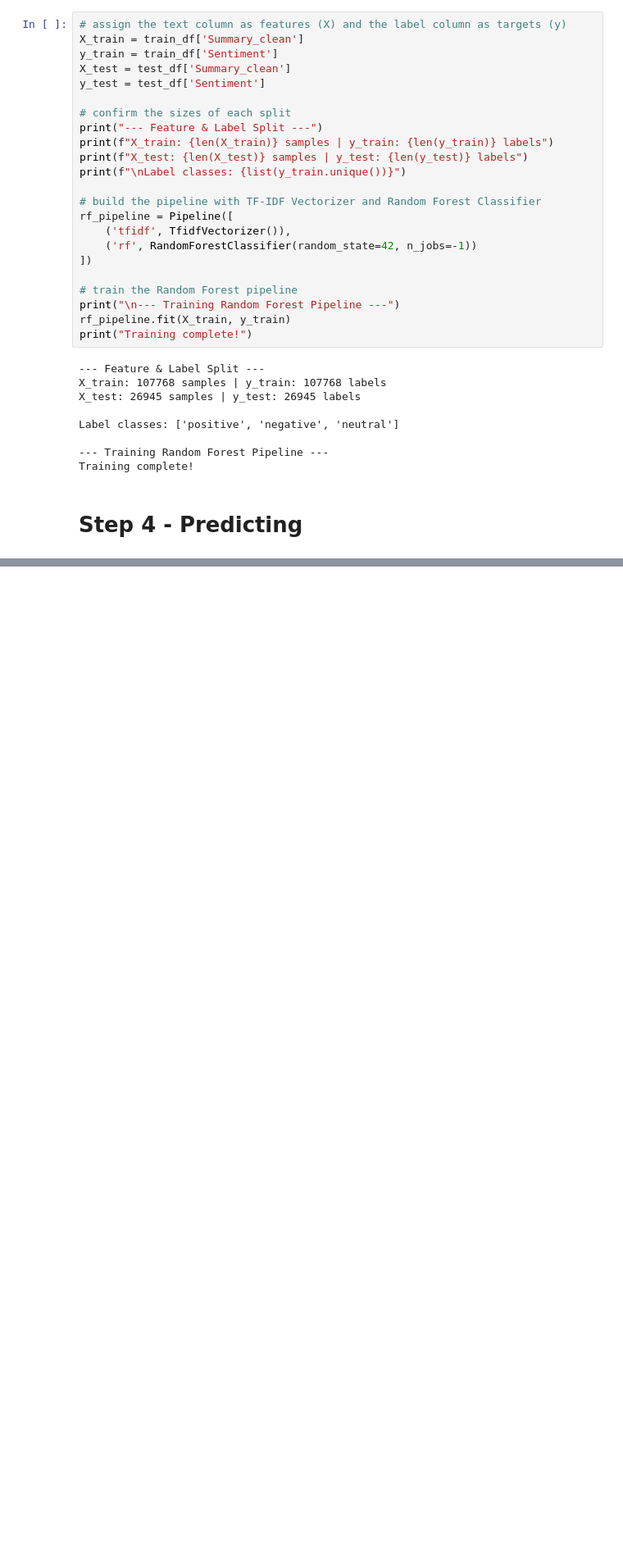
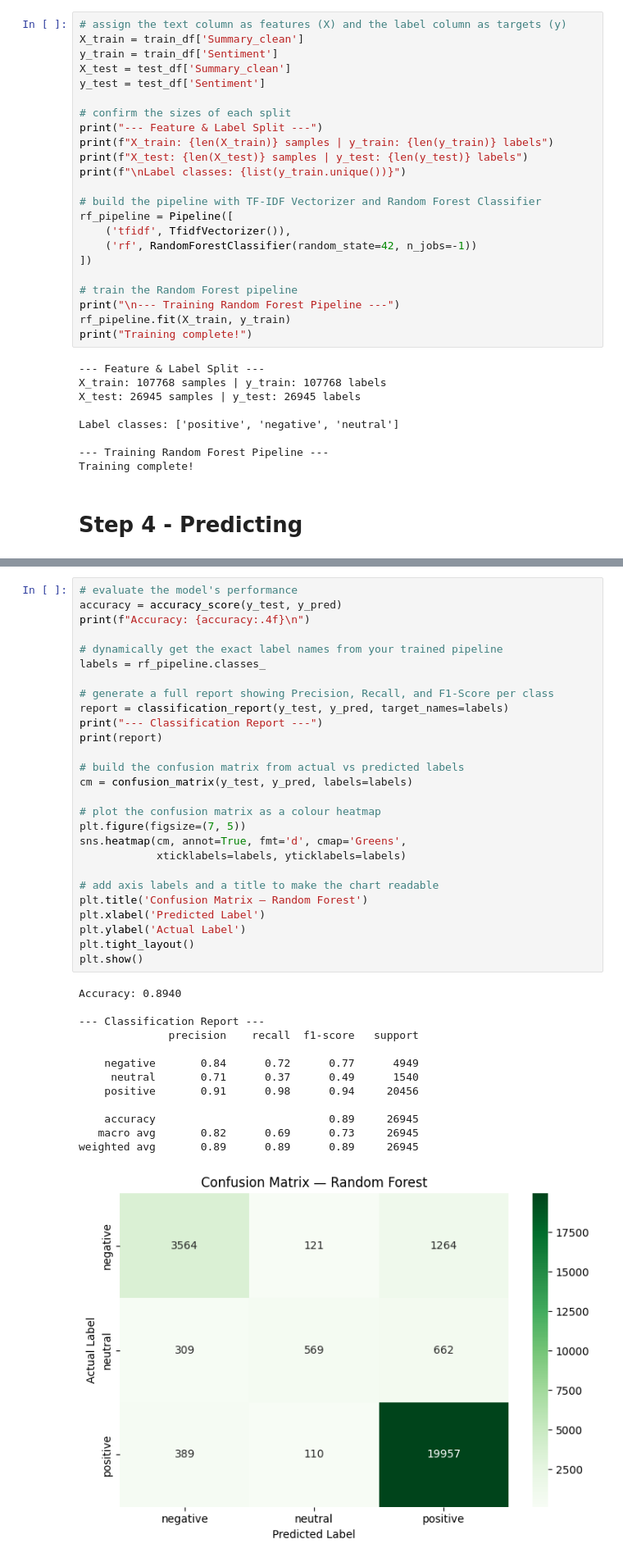
Before and after one commit to faiyaadmahabub-hash/Text-Analytics-NLP-Project-CT107, a Jupyter notebook: Notebooks/Artur_PartB.ipynb, the cells around one changed output, grey strips where cells are left out. Shown at 82% size. Drawn from its saved outputs; the diff is of its cells as text; blank space fills up the shorter version.

```diff
--- a/Notebooks/Artur_PartB.ipynb
+++ b/Notebooks/Artur_PartB.ipynb
@@ -147,0 +167,41 @@ weighted avg       0.89      0.89      0.89     26945
+# %%
+# evaluate the model's performance
+accuracy = accuracy_score(y_test, y_pred)
+print(f"Accuracy: {accuracy:.4f}\n")
+
+# dynamically get the exact label names from your trained pipeline
+labels = rf_pipeline.classes_
+
+# generate a full report showing Precision, Recall, and F1-Score per class
+report = classification_report(y_test, y_pred, target_names=labels)
+print("--- Classification Report ---")
+print(report)
+
+# build the confusion matrix from actual vs predicted labels
+cm = confusion_matrix(y_test, y_pred, labels=labels)
+
+# plot the confusion matrix as a colour heatmap
+plt.figure(figsize=(7, 5))
+sns.heatmap(cm, annot=True, fmt='d', cmap='Greens',
+            xticklabels=labels, yticklabels=labels)
+
+# add axis labels and a title to make the chart readable
+plt.title('Confusion Matrix — Random Forest')
+plt.xlabel('Predicted Label')
+plt.ylabel('Actual Label')
+plt.tight_layout()
+plt.show()
+# %% [output]
+Accuracy: 0.8940
+
+--- Classification Report ---
+              precision    recall  f1-score   support
+
+    negative       0.84      0.72      0.77      4949
+     neutral       0.71      0.37      0.49      1540
+    positive       0.91      0.98      0.94     20456
+
+    accuracy                           0.89     26945
+   macro avg       0.82      0.69      0.73     26945
+weighted avg       0.89      0.89      0.89     26945
+[figure, added]
```
Also changed, not shown: parts of 16 cells of this notebook.
